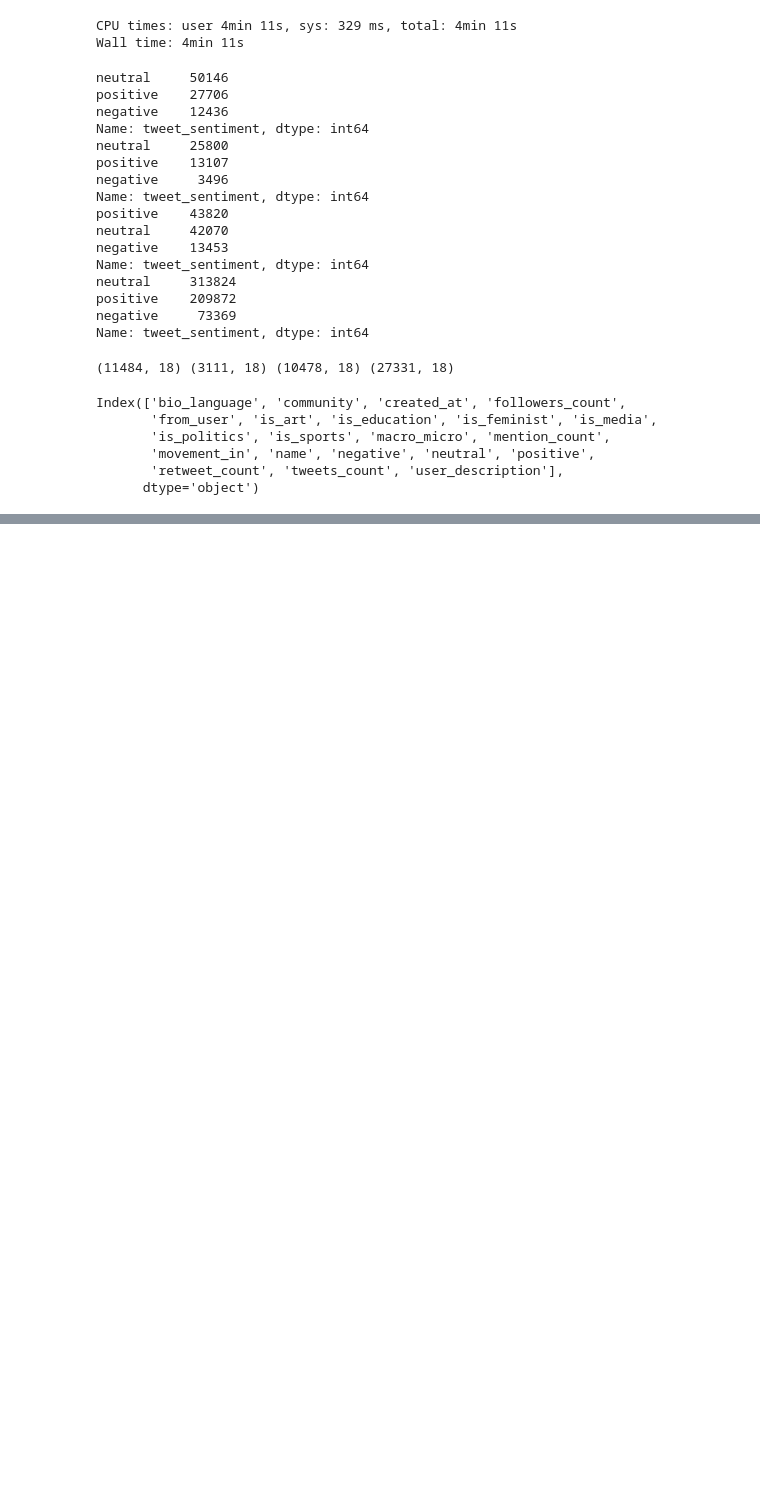
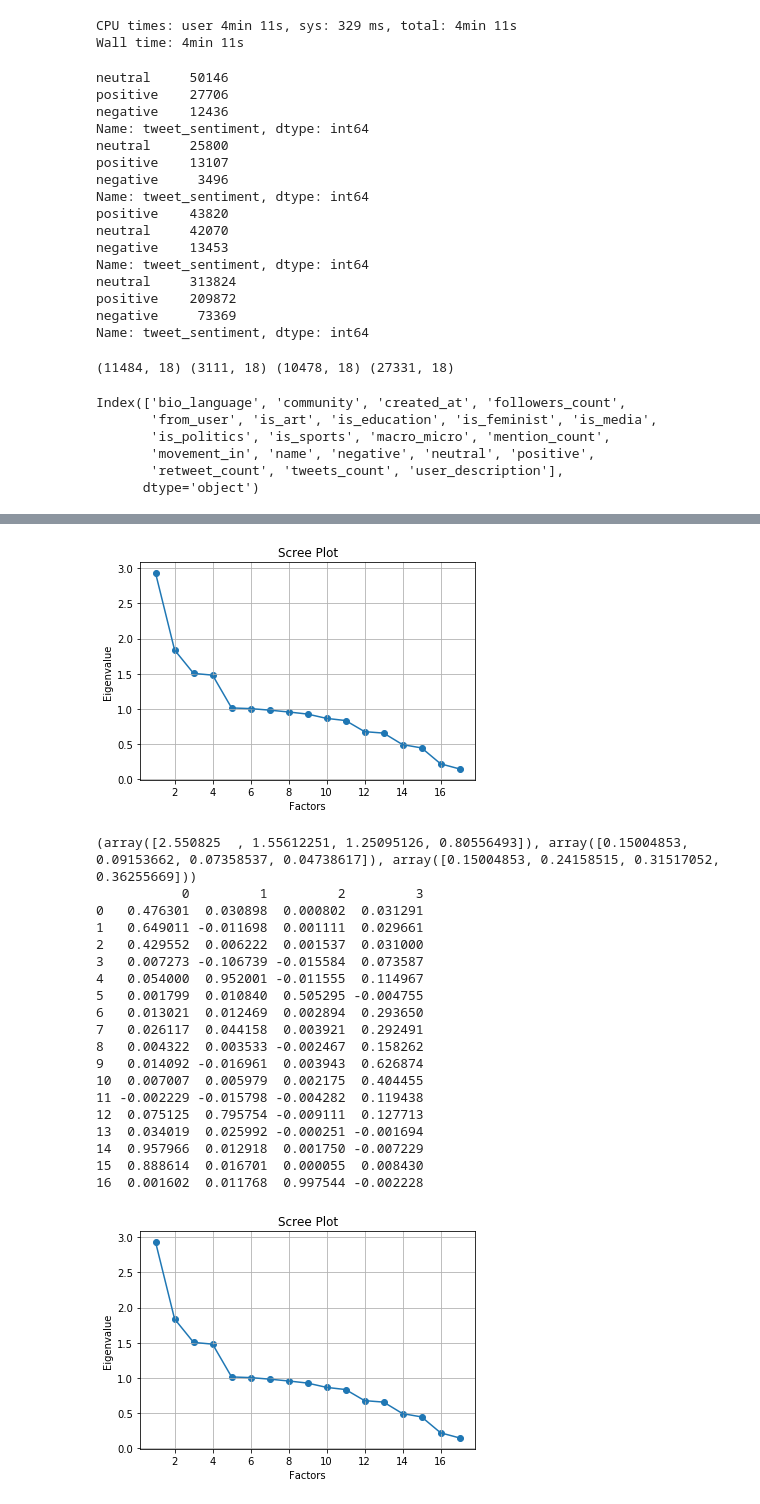
Before and after one commit to keerti-1997/Computing_cultural_capital, a Jupyter notebook: Computing_cultural_capital.ipynb, the cells around one changed output, grey strips where cells are left out. Drawn from its saved outputs; the diff is of its cells as text; code cells hidden in the pictures; blank space fills up the shorter version.

Commit message:
Factor analysis: loadings computed

```diff
--- a/Computing_cultural_capital.ipynb
+++ b/Computing_cultural_capital.ipynb
@@ -549,5 +581,5 @@ def transform_columns(df):
 # %%
-M1_final_users = transform_columns(M1_final_users)
-M2_final_users = transform_columns(M2_final_users)
-M3_final_users = transform_columns(M3_final_users)
-M4_final_users = transform_columns(M4_final_users)
+M1_final_users = transform_columns(M1_users)
+M2_final_users = transform_columns(M1_users)
+M3_final_users = transform_columns(M3_users)
+M4_final_users = transform_columns(M4_users)
@@ -659,0 +650,52 @@ M4_final_users = pd.read_csv("./M4_final_users.csv")
+# %%
+def factor_analysis(df):
+    # Create factor analysis object and perform factor analysis
+    # Kaiser test choose features with eigenvalues greater than 1
+    fa = FactorAnalyzer()
+    fa.fit(df)
+    eigen_values, vectors = fa.get_eigenvalues()
+    plt.scatter(range(1,df.shape[1]+1),eigen_values)
+    plt.plot(range(1,df.shape[1]+1),eigen_values)
+    plt.title('Scree Plot')
+    plt.xlabel('Factors')
+    plt.ylabel('Eigenvalue')
+    plt.grid()
+    plt.show()
+
+    fa = FactorAnalyzer()
+    fa.set_params(n_factors = 4, rotation = "varimax")
+    fa.fit(df)
+    loadings = fa.loadings_
+    print(fa.get_factor_variance())
+    return pd.DataFrame(loadings)
+# %%
+M1_loadings = factor_analysis(M1_f)
+print(M1_loadings)
+M2_loadings = factor_analysis(M2_f)
+print(M2_loadings)
+M3_loadings = factor_analysis(M3_f)
+print(M3_loadings)
+M4_loadings = factor_analysis(M4_f)
+print(M4_loadings)
+# %% [output]
+[figure, added]
+(array([2.550825  , 1.55612251, 1.25095126, 0.80556493]), array([0.15004853, 0.09153662, 0.07358537, 0.04738617]), array([0.15004853, 0.24158515, 0.31517052, 0.36255669]))
+           0         1         2         3
+0   0.476301  0.030898  0.000802  0.031291
+1   0.649011 -0.011698  0.001111  0.029661
+2   0.429552  0.006222  0.001537  0.031000
+3   0.007273 -0.106739 -0.015584  0.073587
+4   0.054000  0.952001 -0.011555  0.114967
+5   0.001799  0.010840  0.505295 -0.004755
+6   0.013021  0.012469  0.002894  0.293650
+7   0.026117  0.044158  0.003921  0.292491
+8   0.004322  0.003533 -0.002467  0.158262
+9   0.014092 -0.016961  0.003943  0.626874
+10  0.007007  0.005979  0.002175  0.404455
+11 -0.002229 -0.015798 -0.004282  0.119438
+12  0.075125  0.795754 -0.009111  0.127713
+13  0.034019  0.025992 -0.000251 -0.001694
+14  0.957966  0.012918  0.001750 -0.007229
+15  0.888614  0.016701  0.000055  0.008430
+16  0.001602  0.011768  0.997544 -0.002228
+[figure, added]
```
Also changed, not shown: parts of 30 cells of this notebook.
